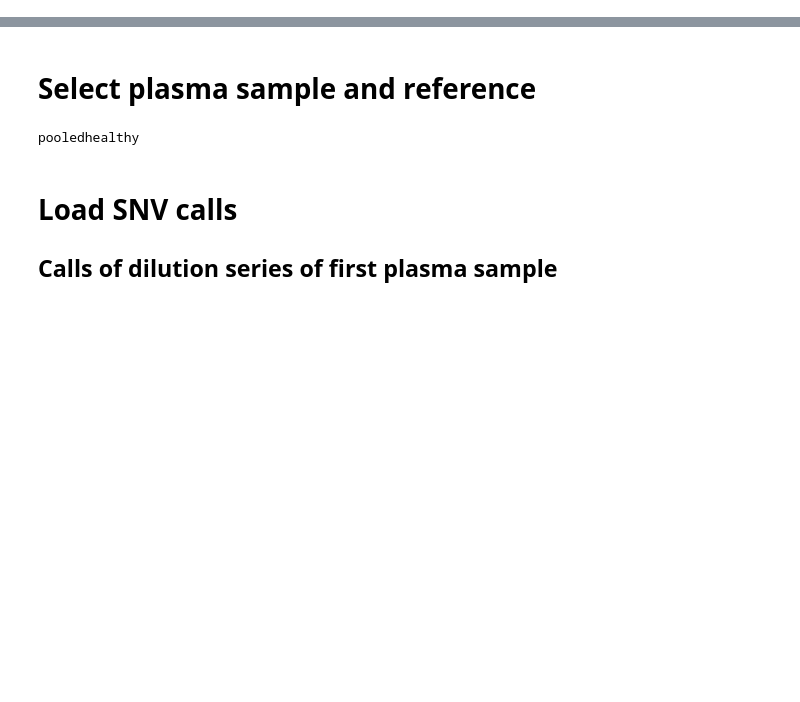
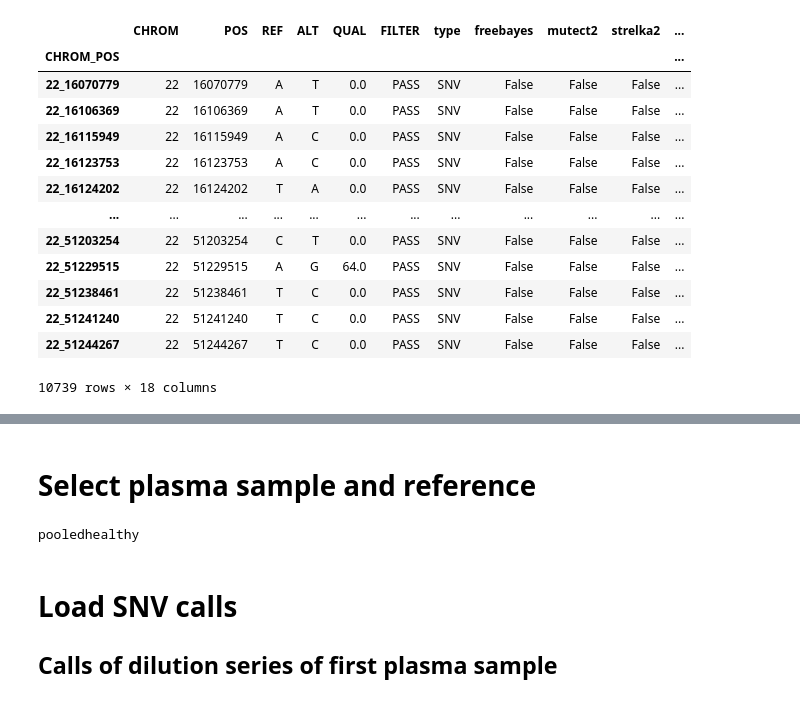
Before and after one commit to hanaecarrie/cfdna_snv_benchmark, a Jupyter notebook: notebooks/dilution_effect_samecoverage_consensus_new.ipynb, the cells around one changed output, grey strips where cells are left out. Saved outputs shown, nothing was run; the diff lists cells and outputs as text; code cells hidden in the pictures; blank space fills up the shorter version.

```diff
--- a/notebooks/dilution_effect_samecoverage_consensus_new.ipynb
+++ b/notebooks/dilution_effect_samecoverage_consensus_new.ipynb
@@ -21,0 +24,34 @@ from viz import *
+# %%
+import io
+import os
+import numpy as np
+import pandas as pd
+
+# set working directory
+if not os.getcwd().endswith('cfdna_snv_benchmark'):
+    os.chdir('../')
+print('Current working directory: {}'.format(os.getcwd()))
+
+from utils.viz import load_calls_from_vcf
+
+dilutiondirpath = ["data", "dilutions_chr22"]
+bcbiooutputdirpath = ["data", "bcbio_output"]
+prefix = 'dilution_chr22_'
+chrom = '22'
+plasmasample1 = 'CRC-986_100215'
+methods = ['freebayes', 'mutect2', 'strelka2', 'vardict', 'varscan']
+vcf_path = os.path.join(*bcbiooutputdirpath, prefix + plasmasample1 + "_1_pooledhealthy_0",
+                        prefix + plasmasample1 + "_1_pooledhealthy_0-ensemble-annotated.vcf")
+vcf_sample = load_calls_from_vcf(vcf_path, methods, chrom=chrom)
+vcf_sample = vcf_sample[vcf_sample['type'] == 'SNV']
+# print(vcf_sample.columns)
+# print(vcf_sample.head())
+y_true = pd.DataFrame(vcf_sample[methods].T.sum())
+# y_true = y_true.groupby(['CHROM_POS']).sum()
+# print(y_true)
+y_true[y_true <= 1] = 0
+y_true = y_true.astype(bool)
+
+print(len(y_true[y_true[0] == True]), len(y_true))
+vcf_sample['truth'] = y_true[0]
+# print(prt)
@@ -21,0 +89,17 @@ from viz import *
+# %%
+vcf_sample
+# %% [output]
+|  | CHROM | POS | REF | ALT | QUAL | FILTER | type | freebayes | mutect2 | strelka2 | ... |
+| CHROM_POS |  |  |  |  |  |  |  |  |  |  | ... |
+| 22_16070779 | 22 | 16070779 | A | T | 0.0 | PASS | SNV | False | False | False | ... |
+| 22_16106369 | 22 | 16106369 | A | T | 0.0 | PASS | SNV | False | False | False | ... |
+| 22_16115949 | 22 | 16115949 | A | C | 0.0 | PASS | SNV | False | False | False | ... |
+| 22_16123753 | 22 | 16123753 | A | C | 0.0 | PASS | SNV | False | False | False | ... |
+| 22_16124202 | 22 | 16124202 | T | A | 0.0 | PASS | SNV | False | False | False | ... |
+| ... | ... | ... | ... | ... | ... | ... | ... | ... | ... | ... | ... |
+| 22_51203254 | 22 | 51203254 | C | T | 0.0 | PASS | SNV | False | False | False | ... |
+| 22_51229515 | 22 | 51229515 | A | G | 64.0 | PASS | SNV | False | False | False | ... |
+| 22_51238461 | 22 | 51238461 | T | C | 0.0 | PASS | SNV | False | False | False | ... |
+| 22_51241240 | 22 | 51241240 | T | C | 0.0 | PASS | SNV | False | False | False | ... |
+| 22_51244267 | 22 | 51244267 | T | C | 0.0 | PASS | SNV | False | False | False | ... |
+10739 rows × 18 columns
```
Also changed, not shown: parts of 4 cells of this notebook, 2 other files.
